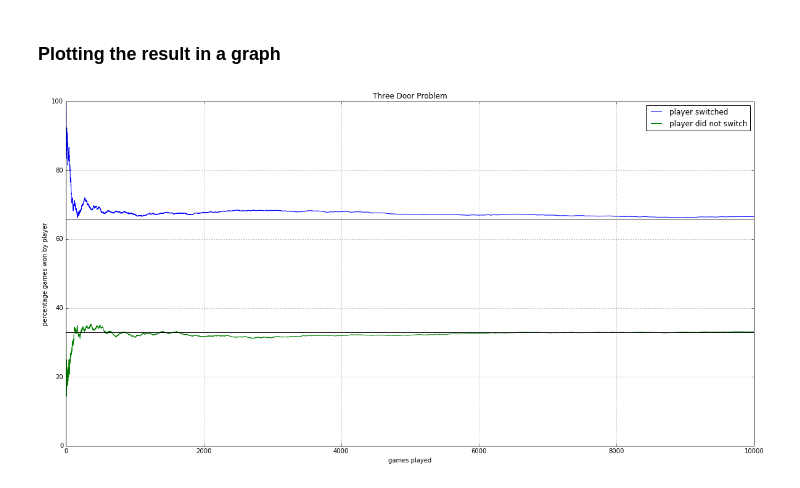
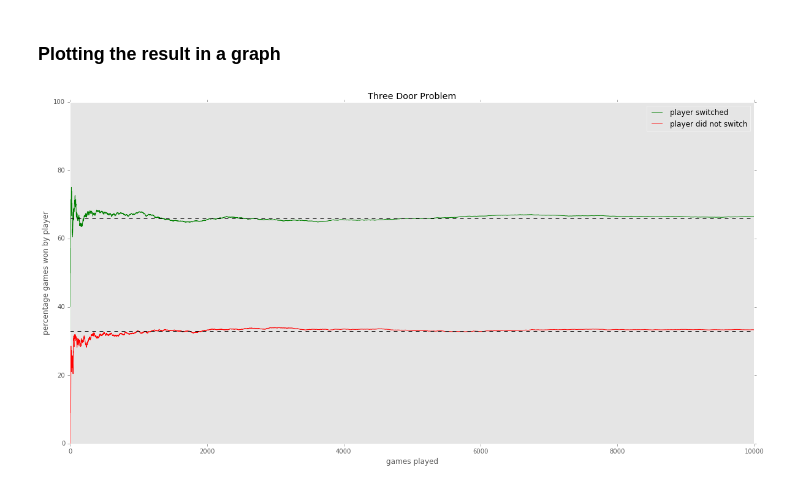
Before and after one commit to hanswillem/python, a Jupyter notebook: threeDoorsProblemNotebook.ipynb, the cells around one changed output. Drawn from its saved outputs; the diff is of its cells as text; code cells hidden in the pictures.

```diff
--- a/threeDoorsProblemNotebook.ipynb
+++ b/threeDoorsProblemNotebook.ipynb
@@ -41,18 +41,19 @@ notSwitched = threeDoors(10000, False)
 ### Plotting the result in a graph
 # %%
 fig = plt.figure(figsize=(20, 10))
-plt.plot(switched, label='player switched')
-plt.plot(notSwitched, label='player did not switch')
+plt.style.use('ggplot')
+plt.plot(switched, label='player switched', color = 'green')
+plt.plot(notSwitched, label='player did not switch', color = 'red')
 plt.legend()
 plt.ylim(0, 100)
-plt.grid(True)
+plt.grid(False)
 plt.title('Three Door Problem')
 plt.ylabel('percentage games won by player')
 plt.xlabel('games played')
 
-plt.plot([0, 10000], [33, 33], color = 'k')
-plt.plot([0, 10000], [66, 66], color = 'k')
+plt.plot([0, 10000], [33, 33], color = 'k', linestyle = '--')
+plt.plot([0, 10000], [66, 66], color = 'k', linestyle = '--')
 
 plt.show()
 # %% [output]
-[figure, old version]
+[figure, new version]
```
